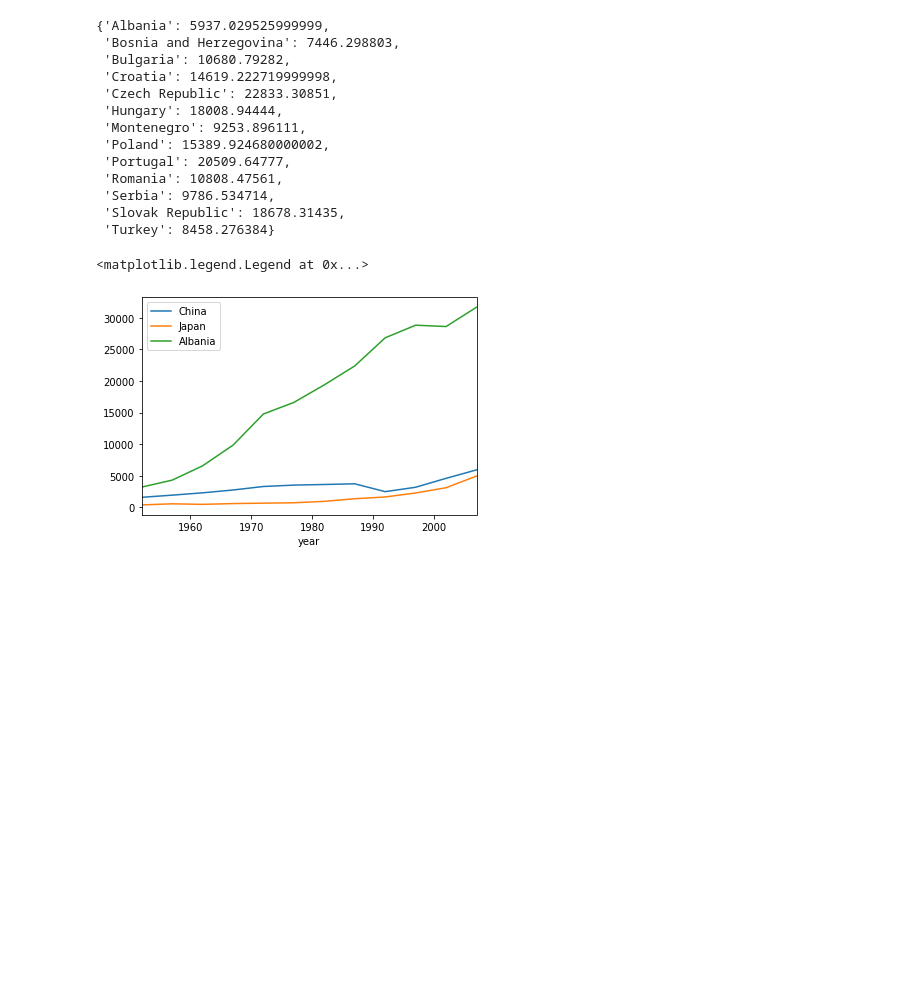
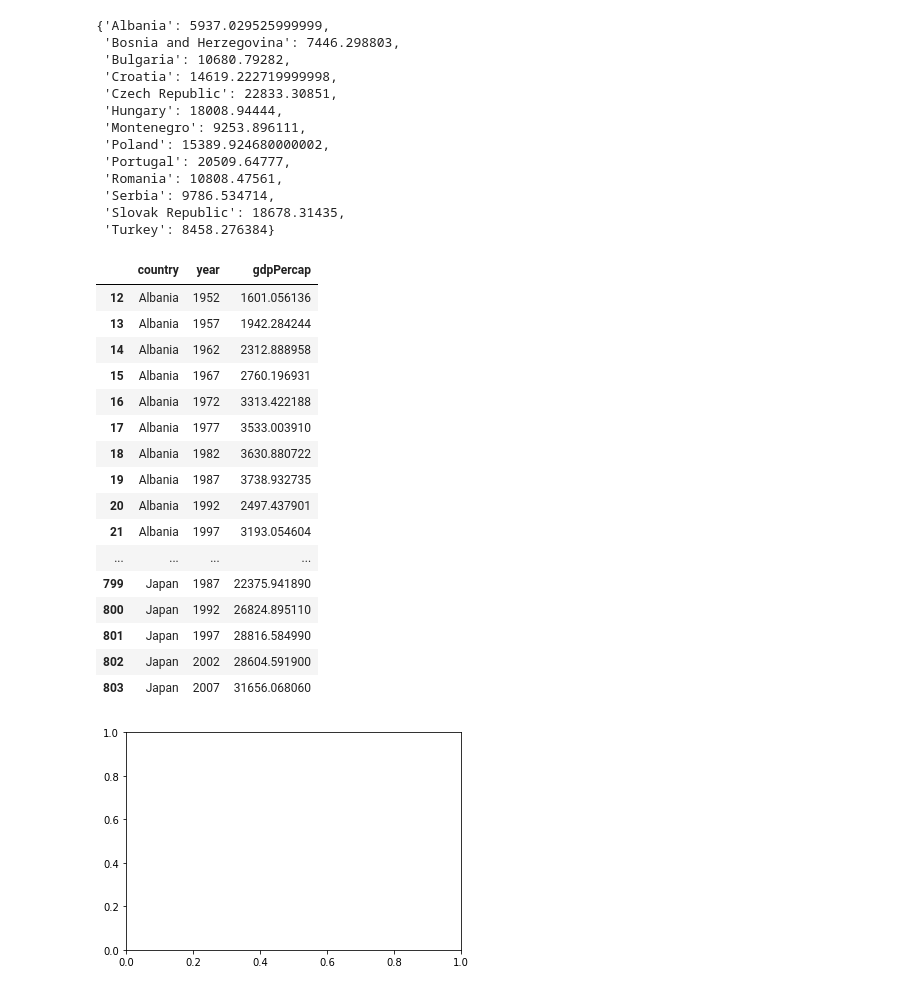
Before and after one commit to ducklearning/Python101, a Jupyter notebook: Data Manipulation using Pandas.ipynb, the cells around one changed output. Drawn from its saved outputs; the diff is of its cells as text; code cells hidden in the pictures; blank space fills up the shorter version.

```diff
--- a/Data Manipulation using Pandas.ipynb
+++ b/Data Manipulation using Pandas.ipynb
@@ -82,10 +82,24 @@ dictionary
 import matplotlib.pyplot as plt
 # %%
 ax = plt.gca()
-gapminder_subset[gapminder_subset.country.isin(['China','Japan','Albania'])].\
-    groupby('country').\
-    plot(x='year',y='gdpPercap',ax=ax)
-plt.legend(['China','Japan','Albania'])
+df = gapminder_subset[gapminder_subset.country.isin(['China','Japan','Albania'])]
+df
 # %% [output]
-<matplotlib.legend.Legend at 0x...>
+|  | country | year | gdpPercap |
+| 12 | Albania | 1952 | 1601.056136 |
+| 13 | Albania | 1957 | 1942.284244 |
+| 14 | Albania | 1962 | 2312.888958 |
+| 15 | Albania | 1967 | 2760.196931 |
+| 16 | Albania | 1972 | 3313.422188 |
+| 17 | Albania | 1977 | 3533.003910 |
+| 18 | Albania | 1982 | 3630.880722 |
+| 19 | Albania | 1987 | 3738.932735 |
+| 20 | Albania | 1992 | 2497.437901 |
+| 21 | Albania | 1997 | 3193.054604 |
+| ... | ... | ... | ... |
+| 799 | Japan | 1987 | 22375.941890 |
+| 800 | Japan | 1992 | 26824.895110 |
+| 801 | Japan | 1997 | 28816.584990 |
+| 802 | Japan | 2002 | 28604.591900 |
+| 803 | Japan | 2007 | 31656.068060 |
-[figure, old version]
+[figure, new version]
```
Also changed, not shown: parts of 1 cell of this notebook.
